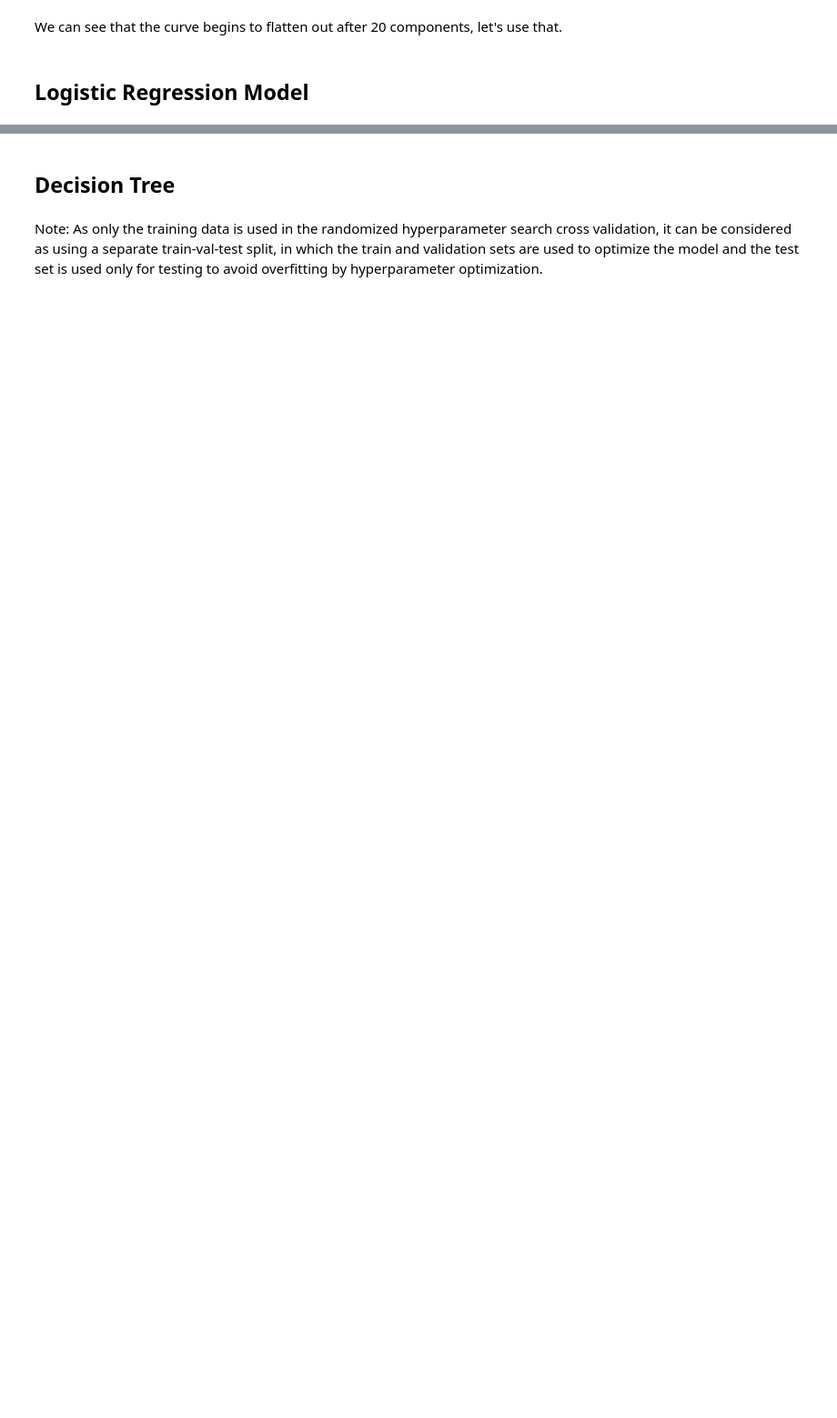
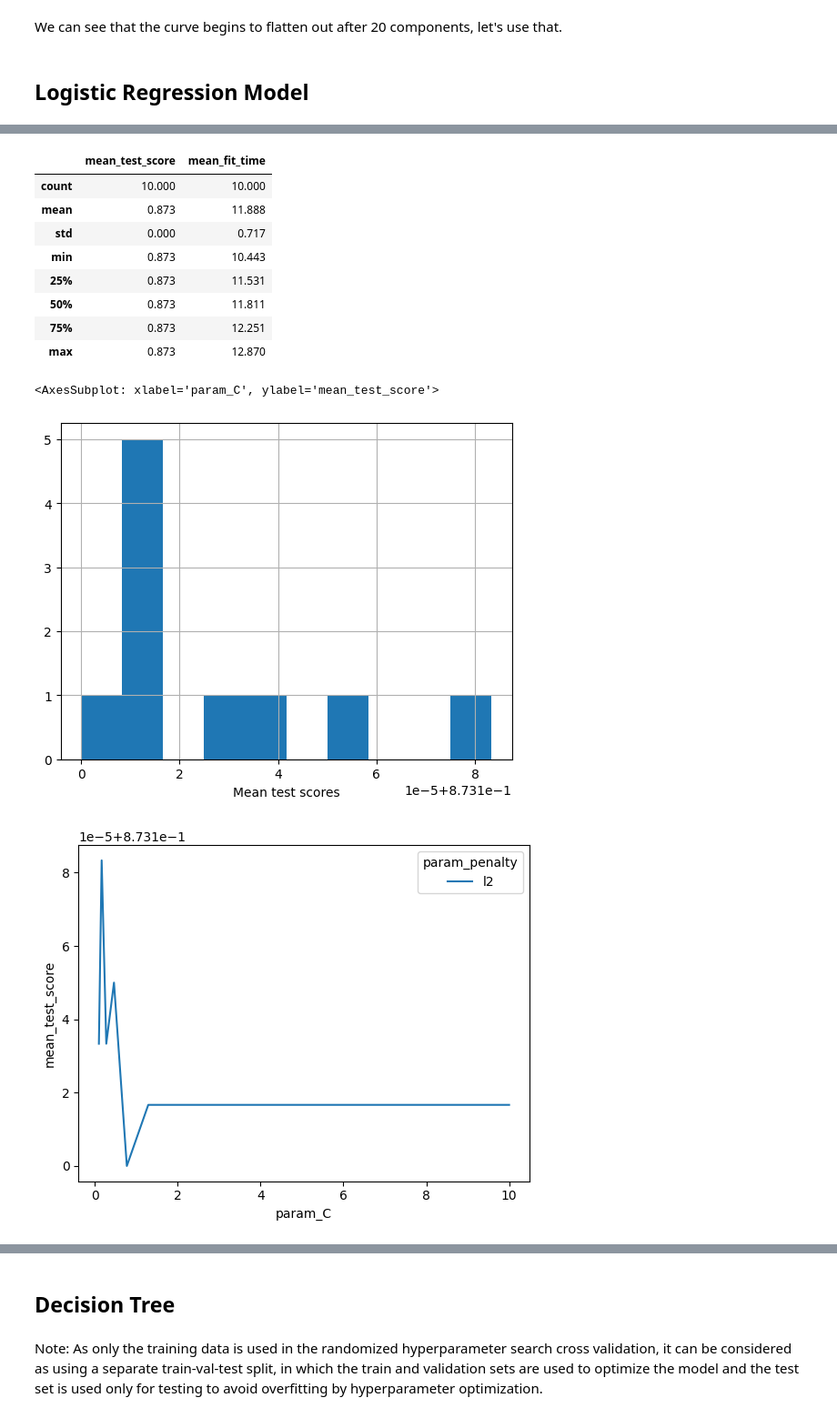
Before and after one commit to Veikko-Saikkonen/aalto-machine-learning, a Jupyter notebook: notebook.ipynb, the cells around one changed output, grey strips where cells are left out. Shown at 91% size. Saved outputs shown, nothing was run; the diff lists cells and outputs as text; code cells hidden in the pictures; blank space fills up the shorter version.

```diff
--- a/notebook.ipynb
+++ b/notebook.ipynb
@@ -448,0 +476,44 @@ Test accuracy 0.881
+# %%
+# Regularization strength
+C = np.logspace(-1,1, 10)
+# Choice of penalty
+penalty = ["l2"]
+# Create the random grid
+random_grid = {
+    'penalty': penalty,
+    'C': C,
+    "solver": ["sag"] # Sag solver is faster
+}
+
+pca = PCA(n_components=20)
+model = LogisticRegression(multi_class="multinomial", max_iter=1000)
+hparam_cv_pca = optimize_sklearn(
+    pca.fit_transform(X_train),
+    y_train,
+    model=model,
+    random_grid=random_grid,
+    hparam_max_evals=20,
+    metric="neg_accuracy_score",
+    kfolds=5,
+    mode="grid"
+    )
+# %%
+hparam_data = pd.DataFrame(hparam_cv_pca.cv_results_)
+display(hparam_data[["mean_test_score", "mean_fit_time"]].describe().round(3))
+hparam_data["mean_test_score"].hist()
+plt.xlabel("Mean test scores")
+plt.figure()
+sns.lineplot(data=hparam_data, x="param_C", y="mean_test_score", hue="param_penalty", estimator="mean")
+# %% [output]
+|  | mean_test_score | mean_fit_time |
+| count | 10.000 | 10.000 |
+| mean | 0.873 | 11.888 |
+| std | 0.000 | 0.717 |
+| min | 0.873 | 10.443 |
+| 25% | 0.873 | 11.531 |
+| 50% | 0.873 | 11.811 |
+| 75% | 0.873 | 12.251 |
+| max | 0.873 | 12.870 |
+<AxesSubplot: xlabel='param_C', ylabel='mean_test_score'>
+[figure, added]
+[figure, added]
```
Also changed, not shown: parts of 28 cells of this notebook, 5 other files.
